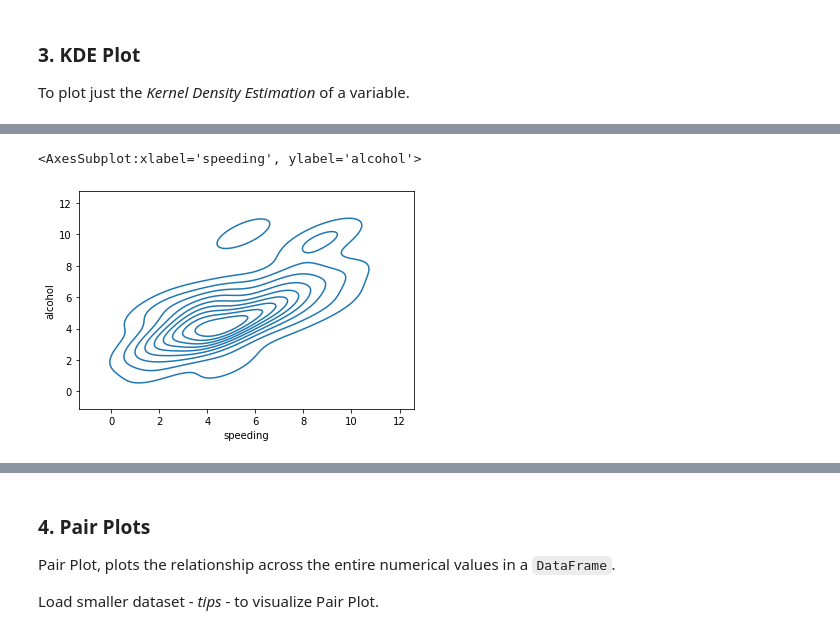
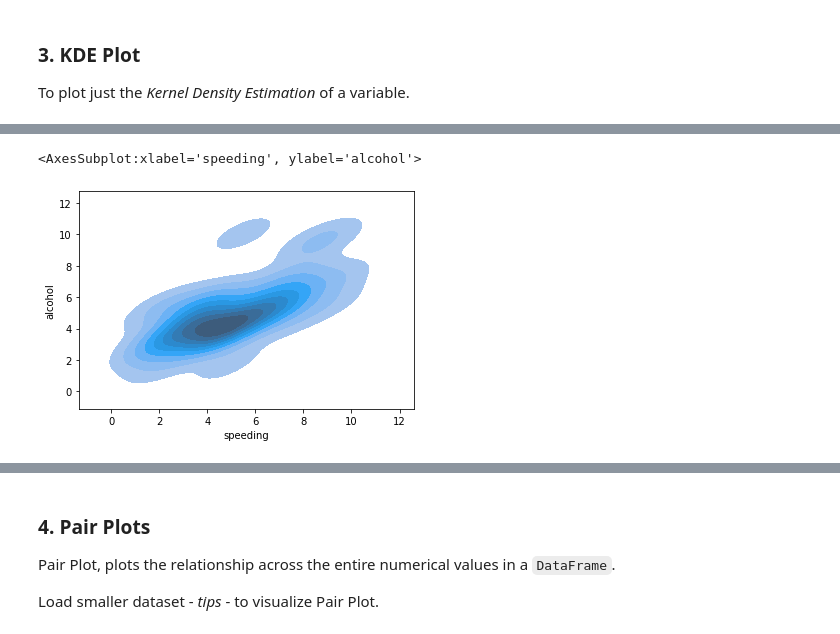
Before and after one commit to DheemanthBhat/ML-Libraries, a Jupyter notebook: 4 Seaborn/Seaborn Tutorial - PART 1.ipynb, the cells around one changed output, grey strips where cells are left out. Cells and saved outputs as stored; diff of their text form; code cells hidden in the pictures.

Commit message:
Typos, comments, plot shades.

```diff
--- a/4 Seaborn/Seaborn Tutorial - PART 1.ipynb
+++ b/4 Seaborn/Seaborn Tutorial - PART 1.ipynb
@@ -157,9 +157,9 @@ sns.kdeplot(x=cc_df["alcohol"])
 [interactive output not drawn]
 # %%
-sns.kdeplot(x=cc_df["speeding"], y=cc_df["alcohol"])
+sns.kdeplot(x=cc_df["speeding"], y=cc_df["alcohol"], shade=True)
 # %% [output]
 <AxesSubplot:xlabel='speeding', ylabel='alcohol'>
-[figure, old version]
+[figure, new version]
 [interactive output not drawn]
 # %% [markdown]
 ### 4. Pair Plots
```
Also changed, not shown: parts of 2 cells of this notebook, 2 other files.
